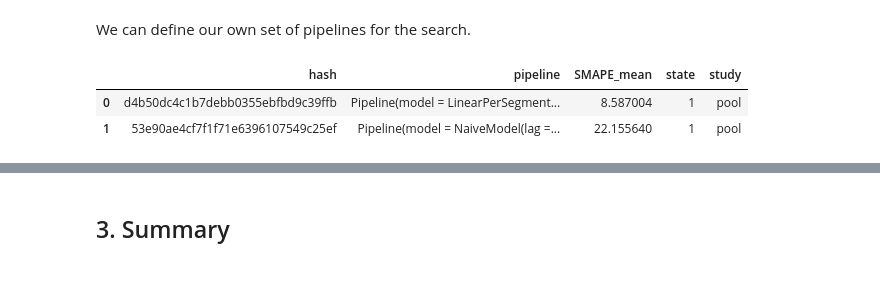
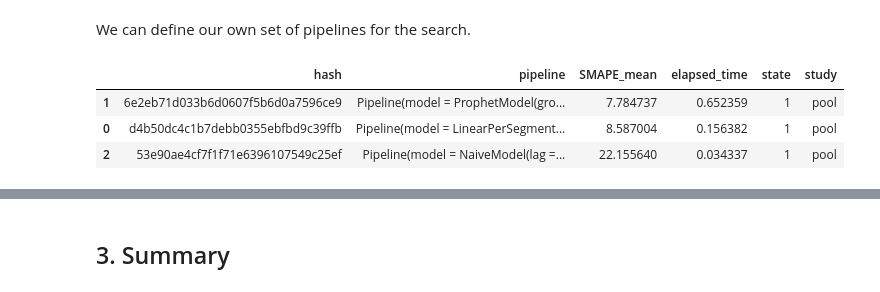
Before and after one commit to etna-team/etna, a Jupyter notebook: examples/205-automl.ipynb, the cells around one changed output, grey strips where cells are left out. Saved outputs shown, nothing was run; the diff lists cells and outputs as text; code cells hidden in the pictures.

```diff
--- a/examples/205-automl.ipynb
+++ b/examples/205-automl.ipynb
@@ -449,27 +433,33 @@ As we can see, the results are worse after the tuning stage, but it can be stati
 # %% [markdown]
 We can define our own set of pipelines for the search.
 # %%
-pool = [
+custom_pool = [
     Pipeline(model=NaiveModel(lag=1), transforms=(), horizon=HORIZON),
     Pipeline(
         model=LinearPerSegmentModel(),
         transforms=[LagTransform(in_column="target", lags=list(range(HORIZON, 2 * HORIZON)), out_column="target_lag")],
         horizon=HORIZON,
     ),
+    Pipeline(
+        model=ProphetModel(),
+        transforms=[],
+        horizon=HORIZON,
+    ),
 ]
 # %%
 %%capture
-auto = Auto(
+custom_auto = Auto(
     target_metric=SMAPE(),
     horizon=HORIZON,
-    pool=pool,
+    pool=custom_pool,
     backtest_params=dict(n_folds=1),
     storage="sqlite:///etna-auto-custom.db",
 )
-best_pool_pipeline = auto.fit(ts=ts, tune_size=0)
+best_custom_pool_pipeline = custom_auto.fit(ts=ts, tune_size=0)
 # %%
-auto.summary()[["hash", "pipeline", "SMAPE_mean", "state", "study"]].sort_values("SMAPE_mean")
+custom_auto.summary()[["hash", "pipeline", "SMAPE_mean", "elapsed_time", "state", "study"]].sort_values("SMAPE_mean")
 # %% [output]
-|  | hash | pipeline | SMAPE_mean | state | study |
-| 0 | d4b50dc4c1b7debb0355ebfbd9c39ffb | Pipeline(model = LinearPerSegment... | 8.587004 | 1 | pool |
-| 1 | 53e90ae4cf7f1f71e6396107549c25ef | Pipeline(model = NaiveModel(lag =... | 22.155640 | 1 | pool |
+|  | hash | pipeline | SMAPE_mean | elapsed_time | state | study |
+| 1 | 6e2eb71d033b6d0607f5b6d0a7596ce9 | Pipeline(model = ProphetModel(gro... | 7.784737 | 0.652359 | 1 | pool |
+| 0 | d4b50dc4c1b7debb0355ebfbd9c39ffb | Pipeline(model = LinearPerSegment... | 8.587004 | 0.156382 | 1 | pool |
+| 2 | 53e90ae4cf7f1f71e6396107549c25ef | Pipeline(model = NaiveModel(lag =... | 22.155640 | 0.034337 | 1 | pool |
```
Also changed, not shown: parts of 32 cells of this notebook, 12 other files.
